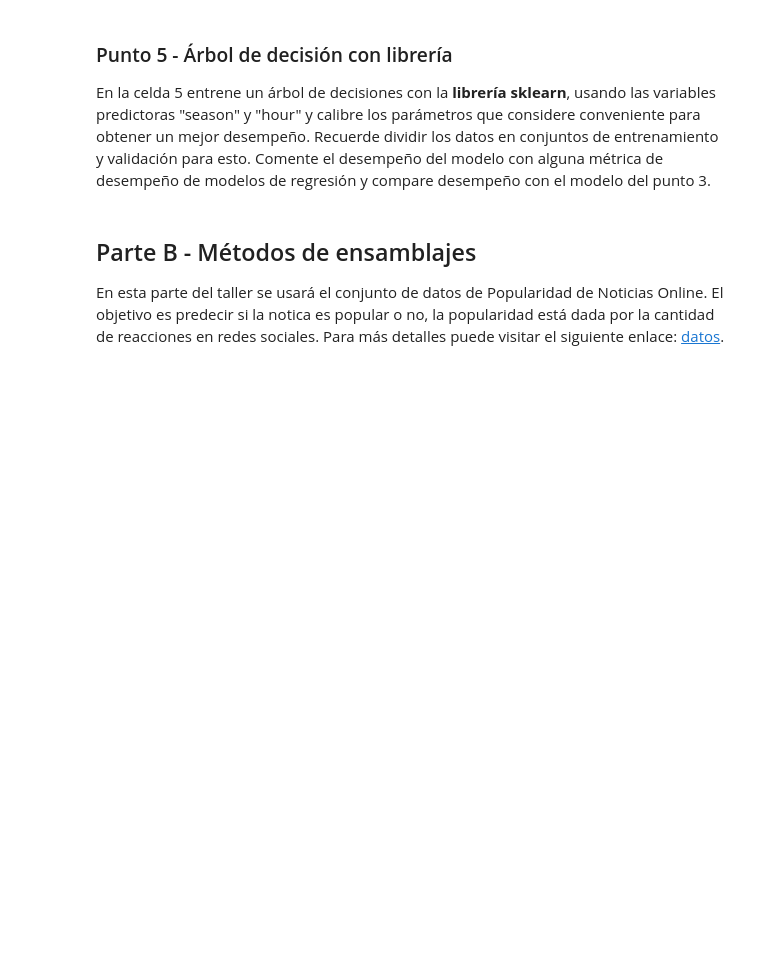
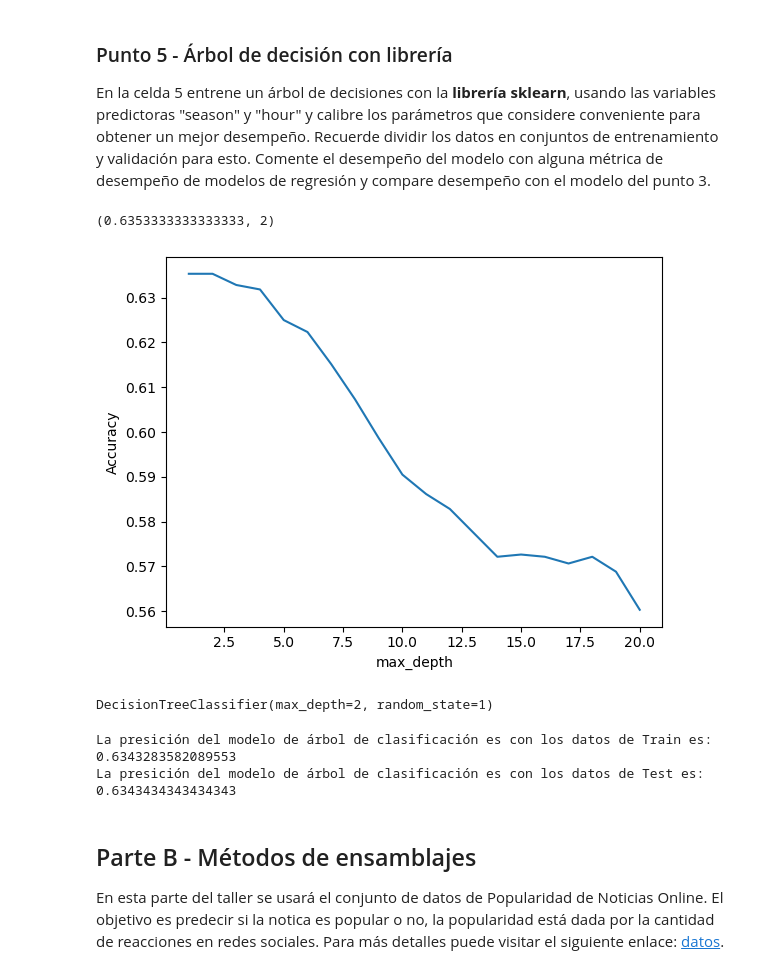
Before and after one commit to PedrazaDuban/MIAD_ML_NLP_2023, a Jupyter notebook: Semana 1/S1TC1_arboles_ensamblajes.ipynb, the cells around one changed output. Saved outputs shown, nothing was run; the diff lists cells and outputs as text; code cells hidden in the pictures; blank space fills up the shorter version.

```diff
--- a/Semana 1/S1TC1_arboles_ensamblajes.ipynb
+++ b/Semana 1/S1TC1_arboles_ensamblajes.ipynb
@@ -220,3 +359,53 @@ En la celda 5 entrene un árbol de decisiones con la **librería sklearn**, usan
+# %%
+# Celda 5
+# Lista de valores para calibrar el criterio de parada de máxima profundidad (max_depth)
+max_depth_range = range(1, 24)
+
+# Lista para guardar los valores del RMSE para cada valor de máxima profundidad (max_depth)
+accuracy_scores = []
+
+# Importación de modelos de sklearn
+from sklearn.model_selection import cross_val_score
+from sklearn.tree import DecisionTreeClassifier
+
+# Loop para obtener el desempeño del modelo de acuerdo con la máxima profundidad
+for depth in max_depth_range:
+    # Definición del árbol de decisión usando DecisionTreeClassifier de la libreria sklearn
+    clf = DecisionTreeClassifier(max_depth=depth, random_state=1)
+    accuracy_scores.append(cross_val_score(clf, X, y, cv=100, scoring='accuracy').mean())
+# %%
+# Gráfica max_depth versus RMSE (error del modelo)
+import matplotlib.pyplot as plt
+plt.plot(max_depth_range, accuracy_scores)
+plt.xlabel('max_depth')
+plt.ylabel('Accuracy')
+
+# Mejor accuracy (desempeño del modelo) y su correspondiente max_depth
+sorted(zip(accuracy_scores, max_depth_range))[::-1][0]
+# %% [output]
+(0.6353333333333333, 2)
+[figure, added]
+# %%
+# división los datos en conjuntos de entrenamiento y validación
+from sklearn.model_selection import train_test_split
+
+
+X_train, X_test, y_train, y_test = train_test_split(X, y, test_size=0.33, random_state=42)
+
+# max_depth=2 fue el mejor, se ajusta un árbol usando este valor
+clf = DecisionTreeClassifier(max_depth=2, random_state=1)
+clf.fit(X_train, y_train)
+# %% [output]
+DecisionTreeClassifier(max_depth=2, random_state=1)
+# %%
+Score_train = clf.score(X_train, y_train)
+print(f'La presición del modelo de árbol de clasificación es con los datos de Train es: {Score_train}')
+
+Score_test = clf.score(X_test, y_test)
+print(f'La presición del modelo de árbol de clasificación es con los datos de Test es: {Score_test}')
+# %% [output]
+La presición del modelo de árbol de clasificación es con los datos de Train es: 0.6343283582089553
+La presición del modelo de árbol de clasificación es con los datos de Test es: 0.6343434343434343
 # %% [markdown]
 ## Parte B - Métodos de ensamblajes
 En esta parte del taller se usará el conjunto de datos de Popularidad de Noticias Online. El objetivo es predecir si la notica es popular o no, la popularidad está dada por la cantidad de reacciones en redes sociales. Para más detalles puede visitar el siguiente enlace: [datos](https://archive.ics.uci.edu/ml/datasets/online+news+popularity).
```
Also changed, not shown: parts of 9 cells of this notebook.
